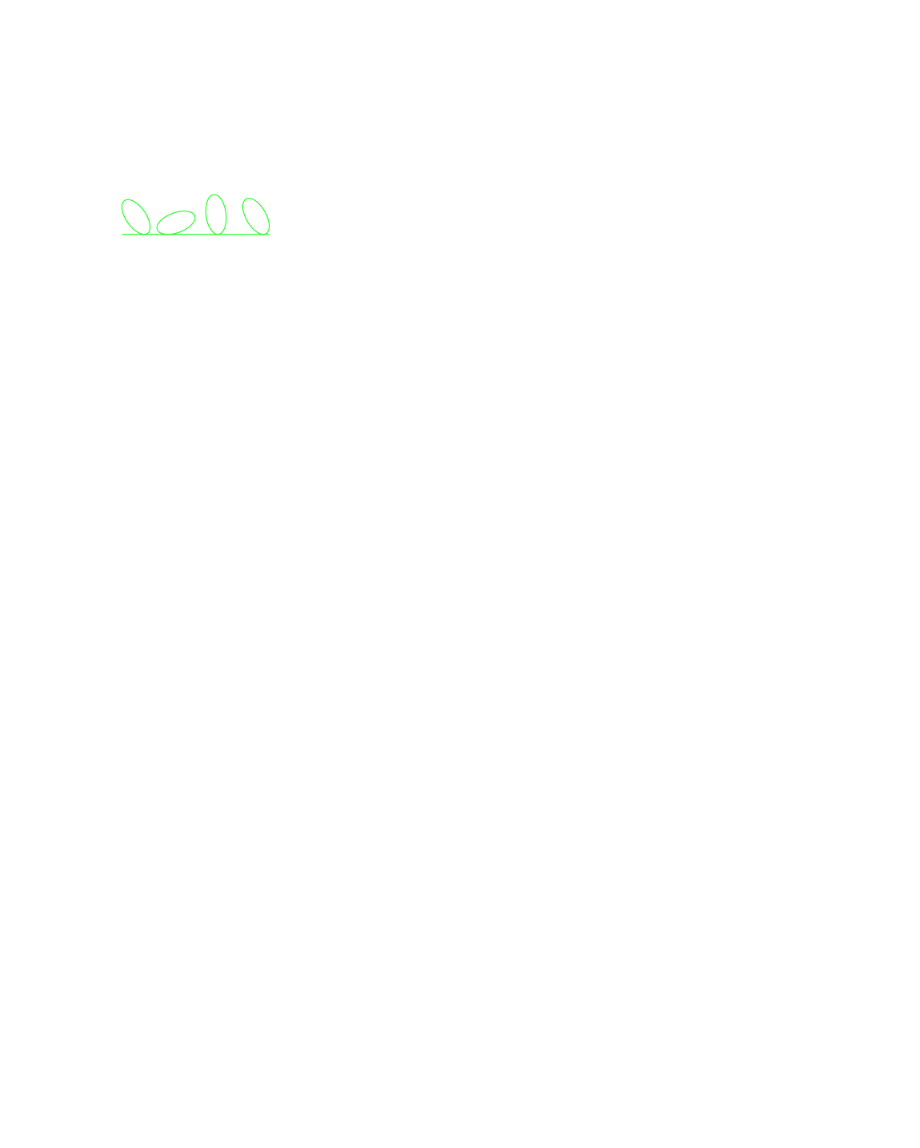
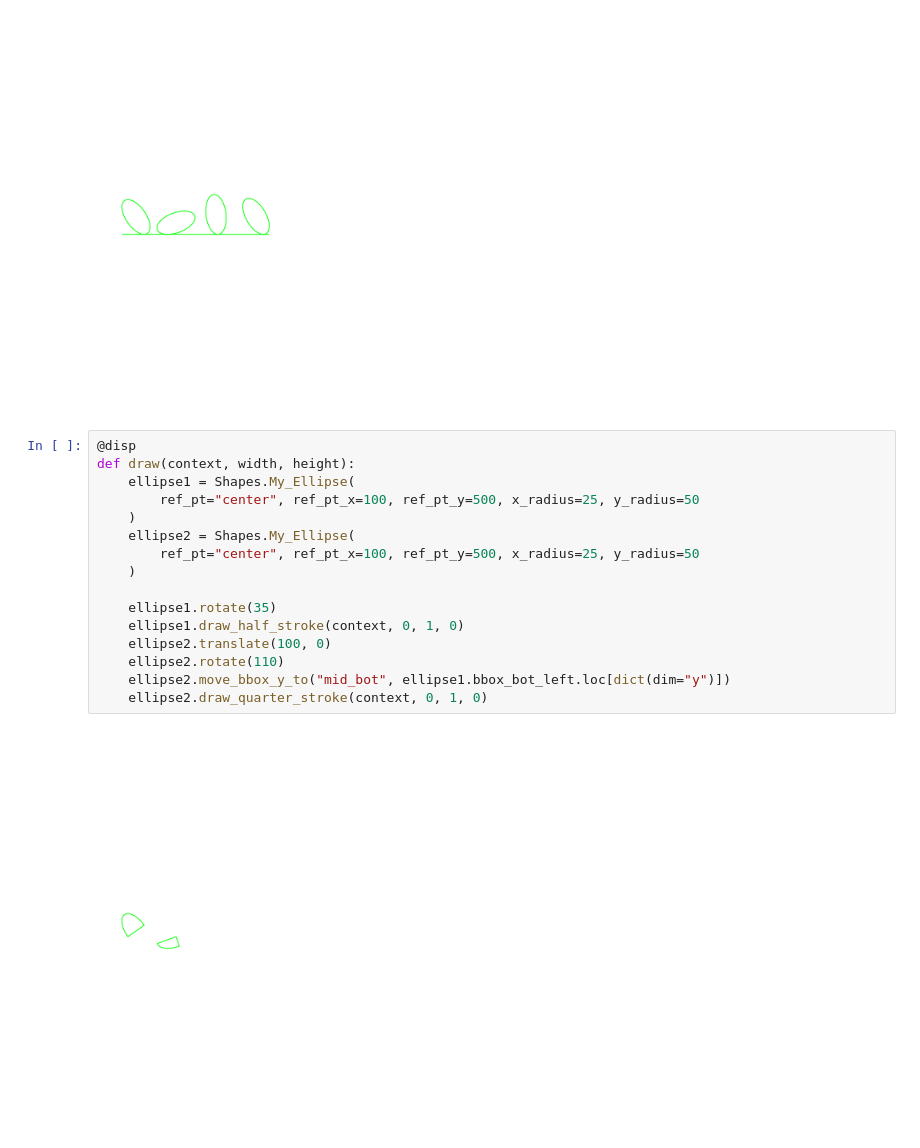
Before and after one commit to jon21o/Drawing, a Jupyter notebook: test_shapes1.ipynb, the cells around one changed output. Saved outputs shown, nothing was run; the diff lists cells and outputs as text; blank space fills up the shorter version.

Commit message:
Implemented drawing half and quarter circles/ellipses

```diff
--- a/test_shapes1.ipynb
+++ b/test_shapes1.ipynb
@@ -328,3 +328,21 @@ def draw(context, width, height):
     context.stroke()
 # %% [output]
 [figure]
+# %%
+@disp
+def draw(context, width, height):
+    ellipse1 = Shapes.My_Ellipse(
+        ref_pt="center", ref_pt_x=100, ref_pt_y=500, x_radius=25, y_radius=50
+    )
+    ellipse2 = Shapes.My_Ellipse(
+        ref_pt="center", ref_pt_x=100, ref_pt_y=500, x_radius=25, y_radius=50
+    )
+
+    ellipse1.rotate(35)
+    ellipse1.draw_half_stroke(context, 0, 1, 0)
+    ellipse2.translate(100, 0)
+    ellipse2.rotate(110)
+    ellipse2.move_bbox_y_to("mid_bot", ellipse1.bbox_bot_left.loc[dict(dim="y")])
+    ellipse2.draw_quarter_stroke(context, 0, 1, 0)
+# %% [output]
+[figure, added]
```
Also changed, not shown: 1 other file.
